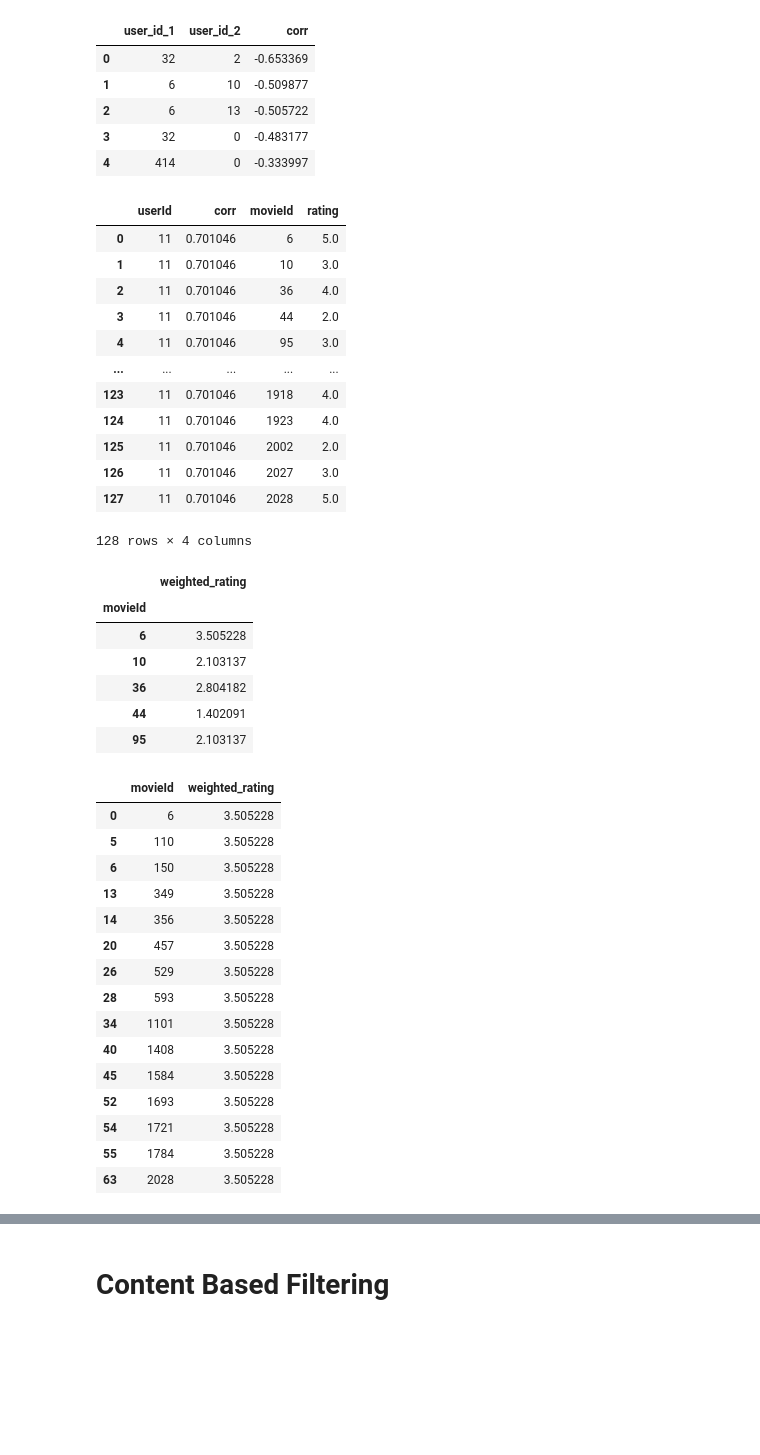
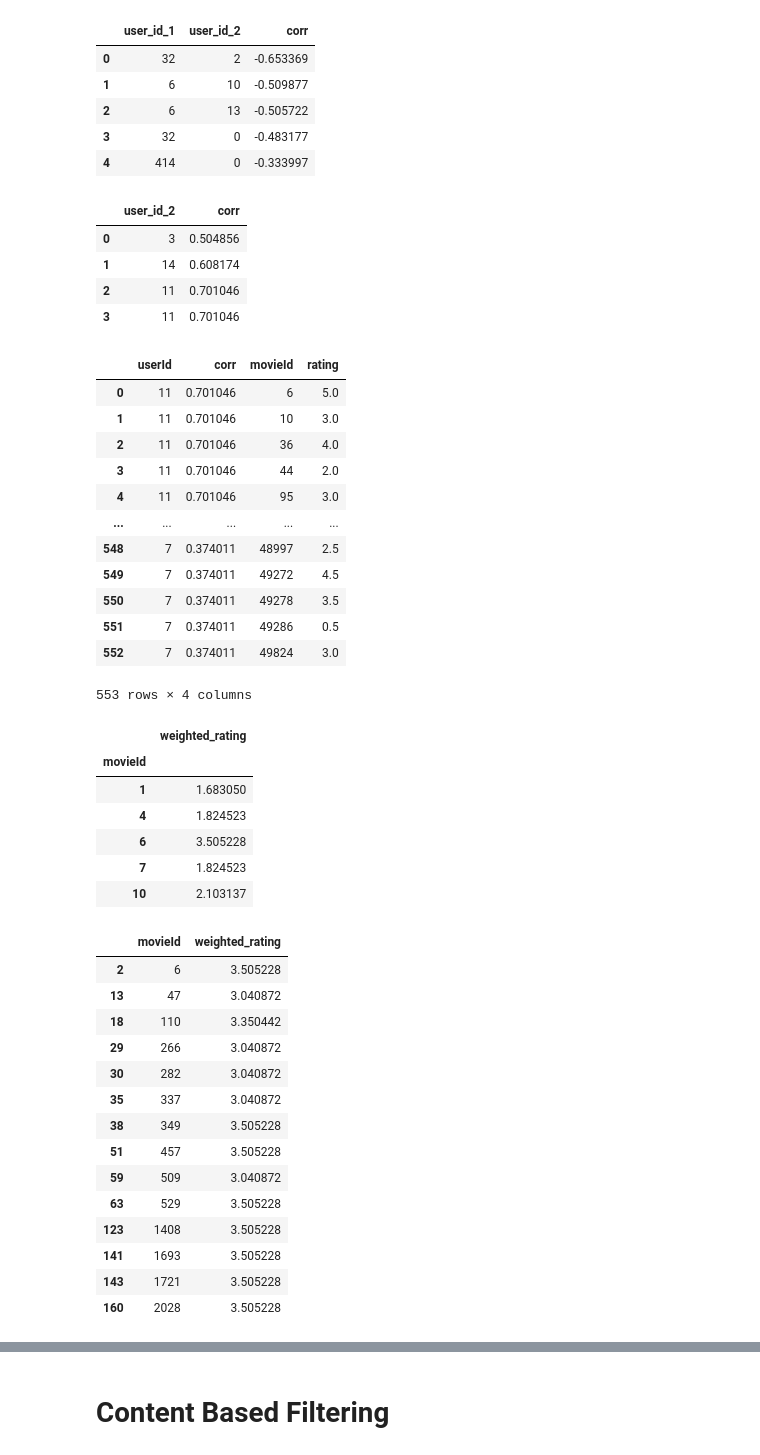
Before and after one commit to ArthurKakande/PyConUganda2024, a Jupyter notebook: DFA_SMART_RECOMMENDAR_SYSTEMS.ipynb, the cells around one changed output, grey strips where cells are left out. Drawn from its saved outputs; the diff is of its cells as text; code cells hidden in the pictures; blank space fills up the shorter version.

```diff
--- a/DFA_SMART_RECOMMENDAR_SYSTEMS.ipynb
+++ b/DFA_SMART_RECOMMENDAR_SYSTEMS.ipynb
@@ -617,6 +659,15 @@ corr_df.head()
 | 3 | 32 | 0 | -0.483177 |
 | 4 | 414 | 0 | -0.333997 |
 # %%
-top_users = corr_df[(corr_df["user_id_1"] == random_user) & (corr_df["corr"] >= 0.65)][
+# Select users with a correlation of 0.50 or higher to the random user
+top_users = corr_df[(corr_df["user_id_1"] == random_user) & (corr_df["corr"] >= 0.50)][
     ["user_id_2", "corr"]].reset_index(drop=True)
+
+top_users
+# %% [output]
+|  | user_id_2 | corr |
+| 0 | 3 | 0.504856 |
+| 1 | 14 | 0.608174 |
+| 2 | 11 | 0.701046 |
+| 3 | 11 | 0.701046 |
 # %%
@@ -634,44 +686,44 @@ top_users_ratings
 | 3 | 11 | 0.701046 | 44 | 2.0 |
 | 4 | 11 | 0.701046 | 95 | 3.0 |
 | ... | ... | ... | ... | ... |
-| 123 | 11 | 0.701046 | 1918 | 4.0 |
-| 124 | 11 | 0.701046 | 1923 | 4.0 |
-| 125 | 11 | 0.701046 | 2002 | 2.0 |
-| 126 | 11 | 0.701046 | 2027 | 3.0 |
-| 127 | 11 | 0.701046 | 2028 | 5.0 |
+| 548 | 7 | 0.374011 | 48997 | 2.5 |
+| 549 | 7 | 0.374011 | 49272 | 4.5 |
+| 550 | 7 | 0.374011 | 49278 | 3.5 |
+| 551 | 7 | 0.374011 | 49286 | 0.5 |
+| 552 | 7 | 0.374011 | 49824 | 3.0 |
-128 rows × 4 columns
+553 rows × 4 columns
 # %%
+# Calculate the weighted rating for each user's rating based on correlation and compute the average weighted rating per movie
 top_users_ratings['weighted_rating'] = top_users_ratings['corr'] * top_users_ratings['rating']
 top_users_ratings.groupby('movieId').agg({"weighted_rating": "mean"}).head()
 # %% [output]
 |  | weighted_rating |
 | movieId |  |
+| 1 | 1.683050 |
+| 4 | 1.824523 |
 | 6 | 3.505228 |
+| 7 | 1.824523 |
 | 10 | 2.103137 |
-| 36 | 2.804182 |
-| 44 | 1.402091 |
-| 95 | 2.103137 |
 # %%
 recommendation_df = top_users_ratings.groupby('movieId').agg({"weighted_rating": "mean"})
 
 recommendation_df = recommendation_df.reset_index()
 
-recommendation_df[recommendation_df["weighted_rating"] > 3.5]
+recommendation_df[recommendation_df["weighted_rating"] > 3.0]
 # %% [output]
 |  | movieId | weighted_rating |
-| 0 | 6 | 3.505228 |
-| 5 | 110 | 3.505228 |
-| 6 | 150 | 3.505228 |
-| 13 | 349 | 3.505228 |
-| 14 | 356 | 3.505228 |
-| 20 | 457 | 3.505228 |
-| 26 | 529 | 3.505228 |
-| 28 | 593 | 3.505228 |
-| 34 | 1101 | 3.505228 |
-| 40 | 1408 | 3.505228 |
-| 45 | 1584 | 3.505228 |
-| 52 | 1693 | 3.505228 |
-| 54 | 1721 | 3.505228 |
-| 55 | 1784 | 3.505228 |
-| 63 | 2028 | 3.505228 |
+| 2 | 6 | 3.505228 |
+| 13 | 47 | 3.040872 |
+| 18 | 110 | 3.350442 |
+| 29 | 266 | 3.040872 |
+| 30 | 282 | 3.040872 |
+| 35 | 337 | 3.040872 |
+| 38 | 349 | 3.505228 |
+| 51 | 457 | 3.505228 |
+| 59 | 509 | 3.040872 |
+| 63 | 529 | 3.505228 |
+| 123 | 1408 | 3.505228 |
+| 141 | 1693 | 3.505228 |
+| 143 | 1721 | 3.505228 |
+| 160 | 2028 | 3.505228 |
 # %%
```
Also changed, not shown: parts of 20 cells of this notebook.
